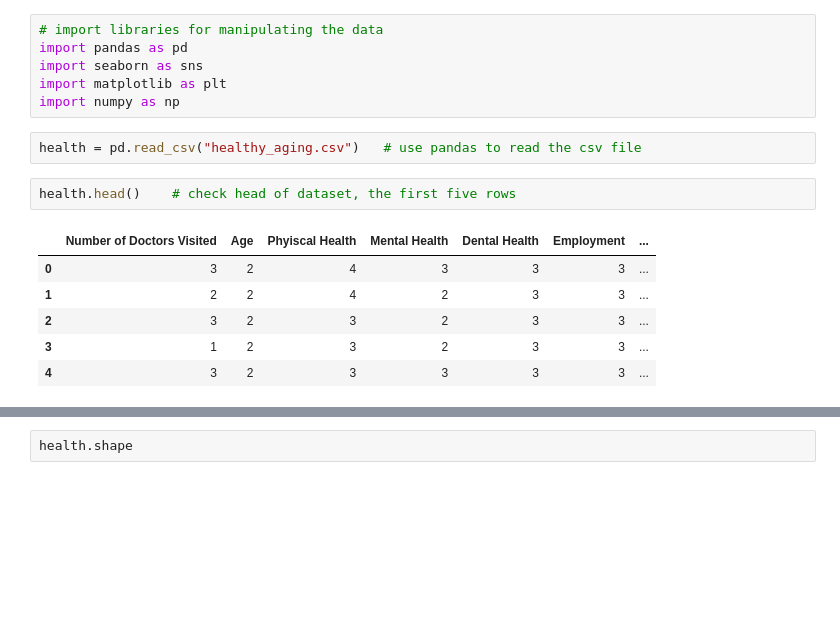
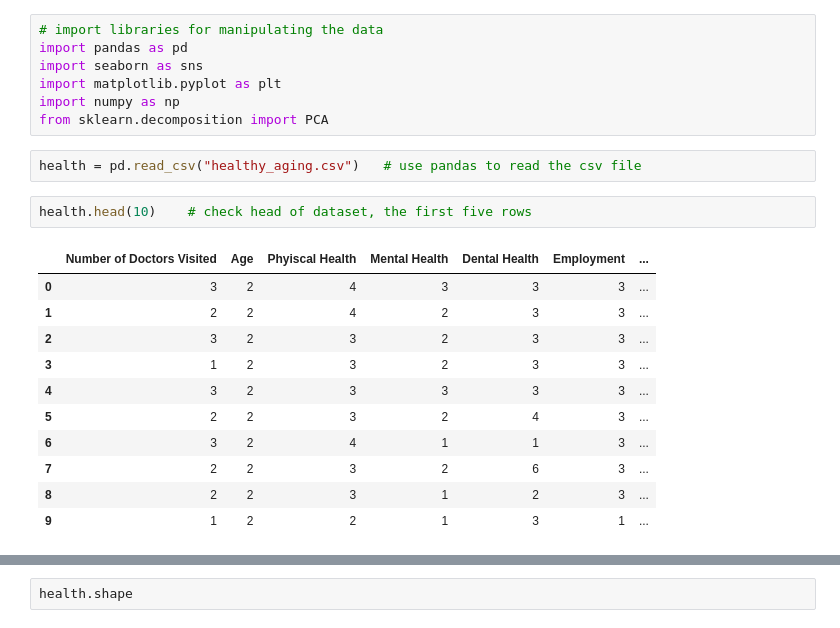
Before and after one commit to Graciele89/UCD_MachineLearning, a Jupyter notebook: early_data_analyses.ipynb, the cells around one changed output, grey strips where cells are left out. Saved outputs shown, nothing was run; the diff lists cells and outputs as text; blank space fills up the shorter version.

```diff
--- a/early_data_analyses.ipynb
+++ b/early_data_analyses.ipynb
@@ -17,19 +17,25 @@ a comprehensive understanding of the health-related needs and concerns of the ol
 # import libraries for manipulating the data
 import pandas as pd
 import seaborn as sns
-import matplotlib as plt
+import matplotlib.pyplot as plt
 import numpy as np
+from sklearn.decomposition import PCA
 # %%
 health = pd.read_csv("healthy_aging.csv")   # use pandas to read the csv file
 # %%
-health.head()    # check head of dataset, the first five rows
+health.head(10)    # check head of dataset, the first five rows
 # %% [output]
 |  | Number of Doctors Visited | Age | Phyiscal Health | Mental Health | Dental Health | Employment | ... |
 | 0 | 3 | 2 | 4 | 3 | 3 | 3 | ... |
 | 1 | 2 | 2 | 4 | 2 | 3 | 3 | ... |
 | 2 | 3 | 2 | 3 | 2 | 3 | 3 | ... |
 | 3 | 1 | 2 | 3 | 2 | 3 | 3 | ... |
 | 4 | 3 | 2 | 3 | 3 | 3 | 3 | ... |
+| 5 | 2 | 2 | 3 | 2 | 4 | 3 | ... |
+| 6 | 3 | 2 | 4 | 1 | 1 | 3 | ... |
+| 7 | 2 | 2 | 3 | 2 | 6 | 3 | ... |
+| 8 | 2 | 2 | 3 | 1 | 2 | 3 | ... |
+| 9 | 1 | 2 | 2 | 1 | 3 | 1 | ... |
 # %% [markdown]
 ## Adicional Variable Information
 
```
Also changed, not shown: parts of 58 cells of this notebook.
